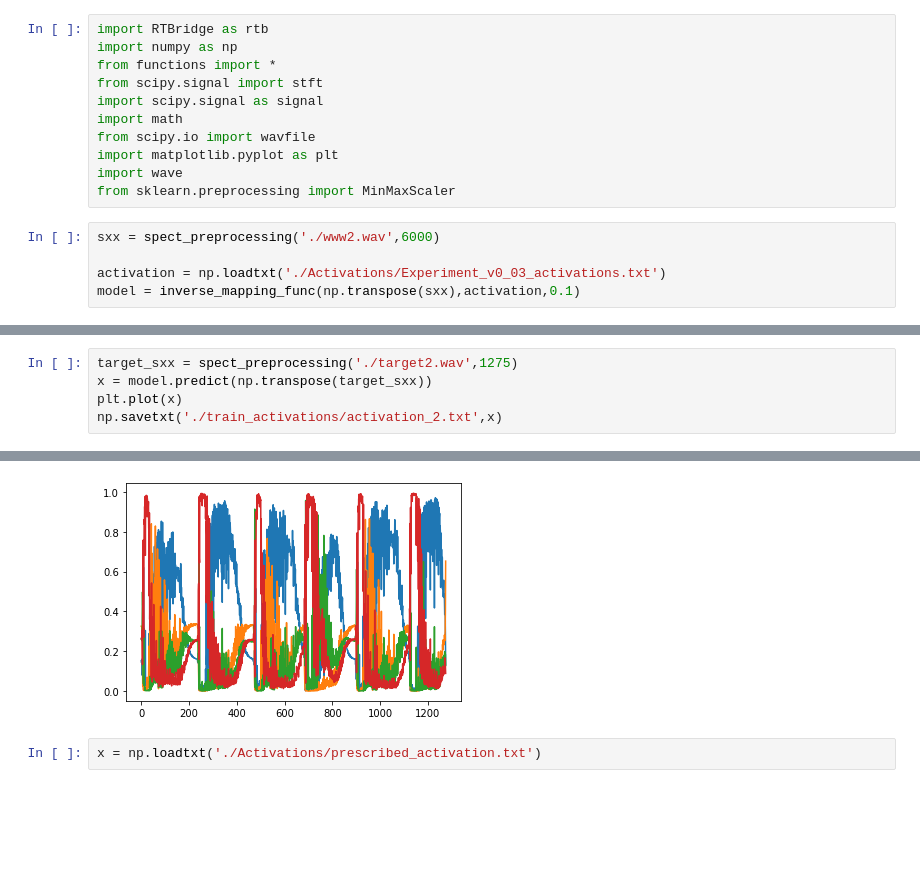
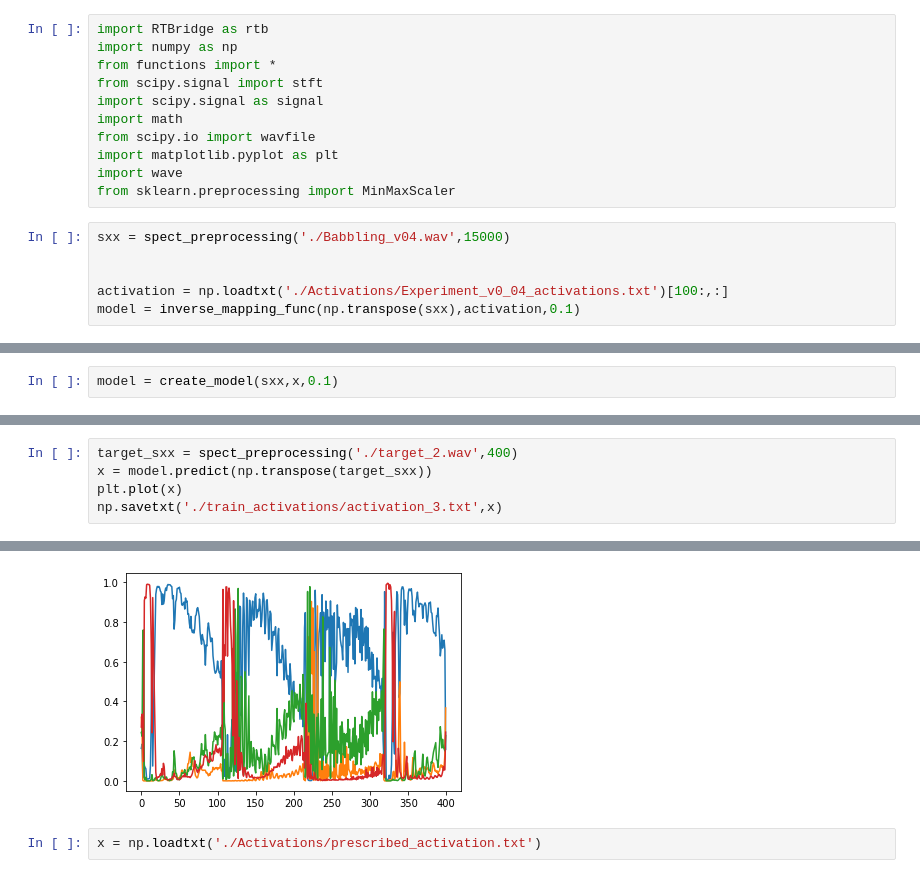
Before and after one commit to hesamazj/MusicianHand, a Jupyter notebook: test.ipynb, the cells around one changed output, grey strips where cells are left out. Cells and saved outputs as stored; diff of their text form; blank space fills up the shorter version.

```diff
--- a/test.ipynb
+++ b/test.ipynb
@@ -10,9 +10,10 @@ import matplotlib.pyplot as plt
 import wave
 from sklearn.preprocessing import MinMaxScaler
 # %%
-sxx = spect_preprocessing('./www2.wav',6000)
+sxx = spect_preprocessing('./Babbling_v04.wav',15000)
 
-activation = np.loadtxt('./Activations/Experiment_v0_03_activations.txt')
+
+activation = np.loadtxt('./Activations/Experiment_v0_04_activations.txt')[100:,:]
 model = inverse_mapping_func(np.transpose(sxx),activation,0.1)
 # %% [output]
 Metal device set to: Apple M1
@@ -57,0 +103,2 @@ plt.plot(x[0:1000,:])
+# %%
+model = create_model(sxx,x,0.1)
@@ -58,6 +123,6 @@ plt.plot(x[0:1000,:])
 # %%
-target_sxx = spect_preprocessing('./target2.wav',1275)
+target_sxx = spect_preprocessing('./target_2.wav',400)
 x = model.predict(np.transpose(target_sxx))
 plt.plot(x)
-np.savetxt('./train_activations/activation_2.txt',x)
+np.savetxt('./train_activations/activation_3.txt',x)
 # %% [output]
@@ -65,4 +130,4 @@ np.savetxt('./train_activations/activation_2.txt',x)
-[figure, old version]
+[figure, new version]
 # %%
 x = np.loadtxt('./Activations/prescribed_activation.txt')
 # %%
```
Also changed, not shown: parts of 8 cells of this notebook.
